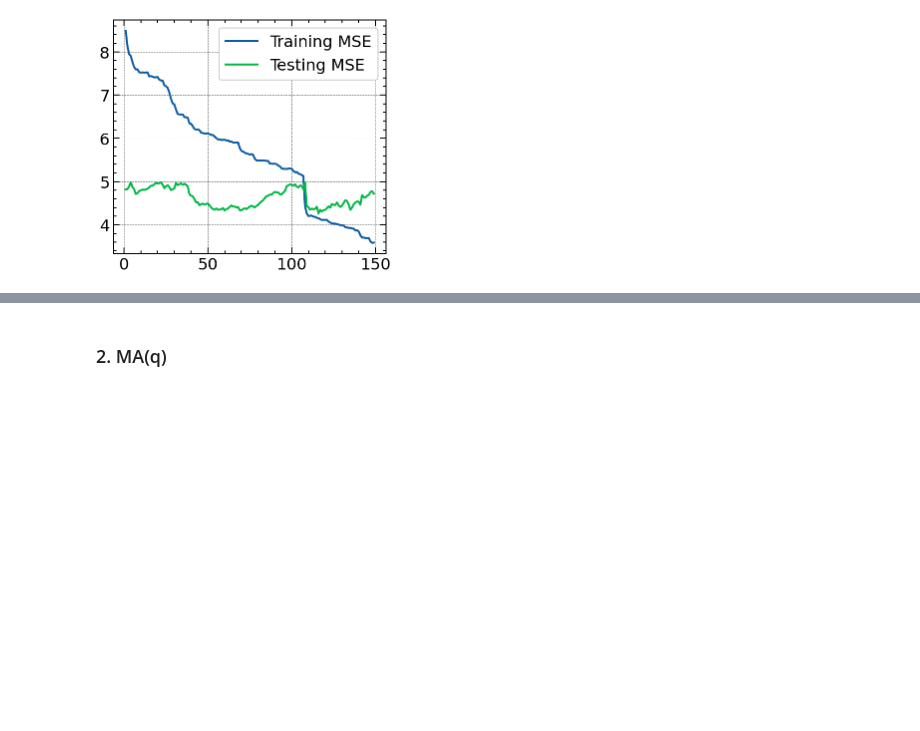
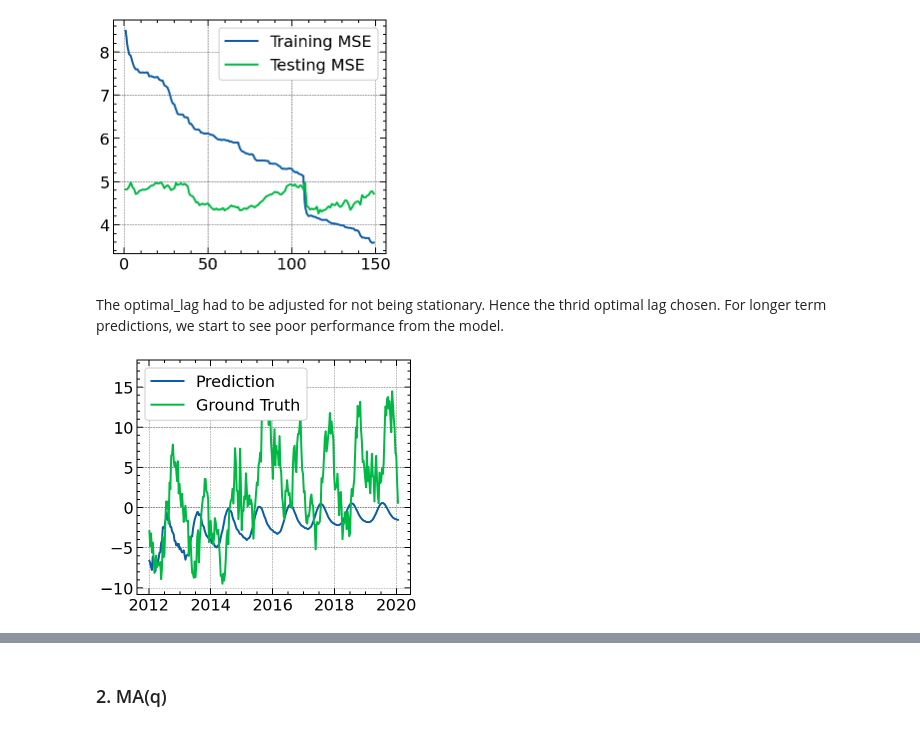
Before and after one commit to Sinbad-The-Sailor/Machine-Learning-Notebooks, a Jupyter notebook: time_series_anaylsis.ipynb, the cells around one changed output, grey strips where cells are left out. Drawn from its saved outputs; the diff is of its cells as text; code cells hidden in the pictures; blank space fills up the shorter version.

Commit message:
Long forcast AR(p) models complete.

```diff
--- a/time_series_anaylsis.ipynb
+++ b/time_series_anaylsis.ipynb
@@ -177,3 +177,31 @@ fig.set_size_inches(4.9, 4.3)
 plt.show()
 # %% [output]
 [figure]
+# %%
+optimal_lag = np.argsort(validation_mse)[2]
+optimal_phi = fit_ar_model(np.array(df_training), optimal_lag)
+# %% [markdown]
+The optimal_lag had to be adjusted for not being stationary. Hence the thrid optimal lag chosen. For longer term predictions, we start to see poor performance from the model.
+# %%
+def n_step_prediction(steps: int, phi: np.array, predictor_data: np.array) -> np.array:
+    lags = len(phi)
+    predictions = np.zeros(steps)
+    for i in range(steps):
+        predicted_value = phi.T @ predictor_data
+        predictions[i] = predicted_value
+        predictor_data = np.insert(predictor_data, 0, predicted_value)[:-1]
+
+    return predictions
+# %%
+initial_predictor_data = np.array(df_training)[len(np.array(df_training))-optimal_lag:]
+n_steps = len(np.array(df_validation))
+n_step_predictions = n_step_prediction(n_steps, optimal_phi, initial_predictor_data)
+# %%
+fig, ax = plt.subplots()
+ax.plot(df.index[700:], n_step_predictions)
+ax.plot(df_validation)
+ax.legend(["Prediction", "Ground Truth",])
+fig.set_size_inches(4.9, 4.3)
+plt.show()
+# %% [output]
+[figure, added]
```
Also changed, not shown: parts of 2 cells of this notebook.
